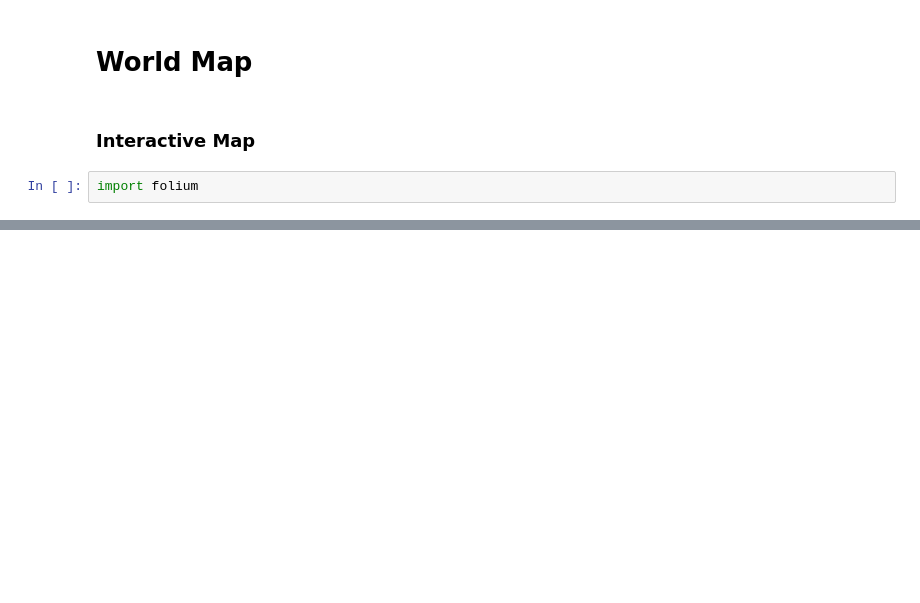
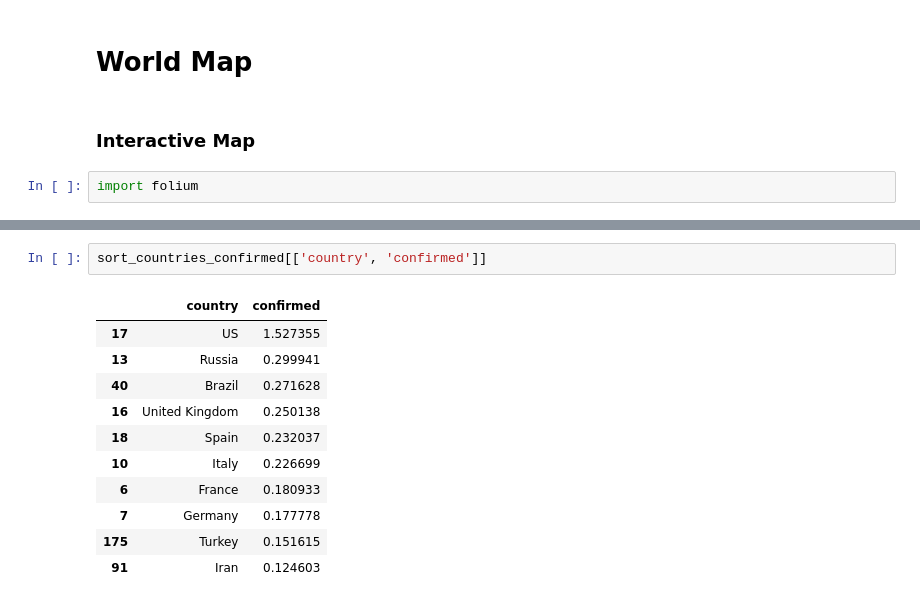
Before and after one commit to nsophia/COVID-19-Dashboard, a Jupyter notebook: COVID-19 Interactive.ipynb, the cells around one changed output, grey strips where cells are left out. Cells and saved outputs as stored; diff of their text form; blank space fills up the shorter version.

```diff
--- a/COVID-19 Interactive.ipynb
+++ b/COVID-19 Interactive.ipynb
@@ -206,0 +191,14 @@ test2
+# %%
+sort_countries_confirmed[['country', 'confirmed']]
+# %% [output]
+|  | country | confirmed |
+| 17 | US | 1.527355 |
+| 13 | Russia | 0.299941 |
+| 40 | Brazil | 0.271628 |
+| 16 | United Kingdom | 0.250138 |
+| 18 | Spain | 0.232037 |
+| 10 | Italy | 0.226699 |
+| 6 | France | 0.180933 |
+| 7 | Germany | 0.177778 |
+| 175 | Turkey | 0.151615 |
+| 91 | Iran | 0.124603 |
```
Also changed, not shown: parts of 20 cells of this notebook.
